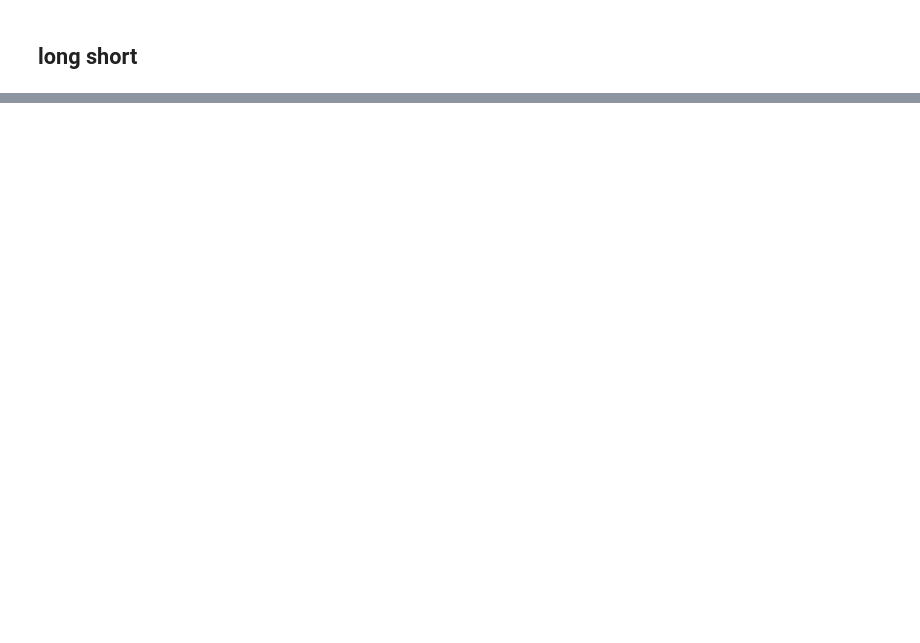
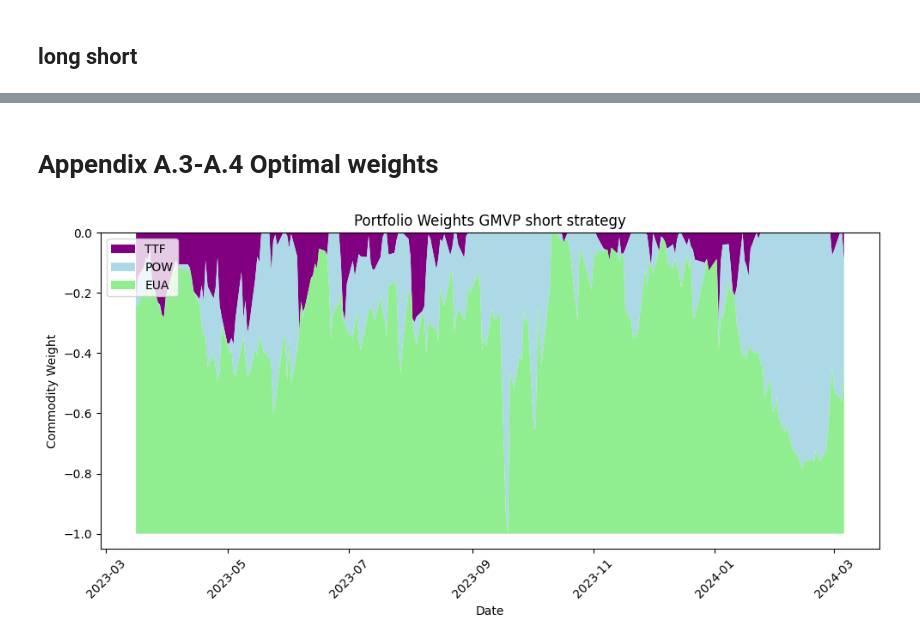
Before and after one commit to xikv97/MS-CCC-GARCH, a Jupyter notebook: thesis.ipynb, the cells around one changed output, grey strips where cells are left out. Drawn from its saved outputs; the diff is of its cells as text; code cells hidden in the pictures; blank space fills up the shorter version.

```diff
--- a/thesis.ipynb
+++ b/thesis.ipynb
@@ -1318,2 +1198,0 @@ P-Value Matrix:
-# %%
-df_backtest = df_comms_ret['2020-10-01':end_date]
@@ -1530,21 +1296,14 @@ for i in tqdm(range(0,f_end,h)):
 # %%
-import os
-from tqdm import tqdm
-from IPython.display import display, clear_output
-import time
-
-condcov_l, condcorr_l  = [],[]
 window_size = 525
 n = 3
 h = 1
 
 f_end = 250
 xsi_list = []
-mu_list = []
 
-pnl_sharpe = []
+pnl_sharpe_short = []
 
-w_list = []
+w_list_sharpe_short = []
 
 date = []
 
@@ -1562,7 +1321,7 @@ for i in tqdm(range(0,f_end,h)):
 
     xsi,chi,condcorr,est,h1,h2,loglik = mgarch_gpe_ar.smooth_prob_stu(res_temp)
     w1,w2,phi1,phi2,A1,A2,B1,B2,G,p,q,nu,P,R1,R2,sigma1init,sigma2init,pinit  = mgarch_gpe_ar.params_for_fcst_ar(res_temp)
-    sigmafore, condcov, condcorr  = forecastst(w1, w2, A1, A2, B1, B2, P, R1, R2, G, G, sigma1init, sigma2init, pinit,nu, h)
+    sigmafore, condcov, condcorr  = mgarch_gpe_ar.forecastst(w1, w2, A1, A2, B1, B2, P, R1, R2, G, G, sigma1init, sigma2init, pinit,nu, h)
     cov_m = condcov[-1]
 
 
@@ -1588,13 +1347,13 @@ for i in tqdm(range(0,f_end,h)):
 
             weights = minimize(get_ret_vol_sr, init_guess, method='SLSQP', bounds=bounds, constraints=cons).x
 
-            w_list.append(weights)
+            w_list_sharpe_short.append(weights)
 
-            ret_pnl_sharpe = df_backtest.iloc[-h:].iloc[d_ar]
+            ret_pnl_sharpe_short = df_backtest.iloc[-h:].iloc[d_ar]
             date.append(df_backtest.iloc[-h:].iloc[d_ar].name)
 
-            pnl_sharpe_d = ret_pnl_sharpe.values @ weights.T
-            pnl_sharpe.append(pnl_sharpe_d)
+            pnl_sharpe_short_d = ret_pnl_sharpe_short.values @ weights.T
+            pnl_sharpe_short.append(pnl_sharpe_short_d)
 
         else:
             mu = res_temp[:n]+ (df_backtest.iloc[:-f_end+d].iloc[-h-1:].iloc[d_ar].values-res_temp[:n]) * phi1
@@ -1617,10 +1376,10 @@ for i in tqdm(range(0,f_end,h)):
 
             weights = minimize(get_ret_vol_sr, init_guess, method='SLSQP', bounds=bounds, constraints=cons).x
 
-            w_list.append(weights)
+            w_list_sharpe_short.append(weights)
 
-            ret_pnl_sharpe = df_backtest.iloc[:-f_end+d].iloc[-h:].iloc[d_ar]
+            ret_pnl_sharpe_short = df_backtest.iloc[:-f_end+d].iloc[-h:].iloc[d_ar]
             date.append(df_backtest.iloc[:-f_end+d].iloc[-h:].iloc[d_ar].name)
 
-            pnl_sharpe_d = ret_pnl_sharpe.values @ weights.T
-            pnl_sharpe.append(pnl_sharpe_d)
+            pnl_sharpe_short_d = ret_pnl_sharpe_short.values @ weights.T
+            pnl_sharpe_short.append(pnl_sharpe_short_d)
@@ -1678,5 +1441,6 @@ for i in tqdm(range(0,f_end,h)):
 # %%
 window_size = 525
+# seed is fixed for CVaR optimization as monte carlo simulation can lead to difference in final portfolio result
 np.random.seed(777)
 n = 3
 h = 1
@@ -1687,7 +1451,7 @@ mu_list = []
 
 pnl_model_skew_short = []
 
-w_list_cvar = []
+w_list_cvar_short = []
 
 for i in tqdm(range(0,f_end,h)):
 
@@ -1705,7 +1469,7 @@ for i in tqdm(range(0,f_end,h)):
 
     w1,w2,phi1,phi2,A1,A2,B1,B2,G,p,q,nu,P,R1,R2,sigma1init,sigma2init,pinit,gam = mgarch_gpe_ar_skewed_t.params_for_fcst_ar_skewed_t(res_temp)
     mu = res_temp[:n]
-    Rt = skew_t_MCMC(mu,w1,w2,phi1,phi2,A1,A2,B1,B2,G,p,q,nu,P,R1,R2,sigma1init,sigma2init,pinit,gam,ret_temp,d = 3,N = 2000,T=1)
+    Rt = ut.skew_t_MCMC(mu,w1,w2,phi1,phi2,A1,A2,B1,B2,G,p,q,nu,P,R1,R2,sigma1init,sigma2init,pinit,gam,ret_temp,d = 3,N = 2000,T=1)
     d = i + h
 
     for d_ar in range(0,h):
@@ -1737,7 +1501,7 @@ for i in tqdm(range(0,f_end,h)):
             ret_pnl = df_backtest.iloc[-h:].iloc[d_ar]
             pnl_d = ret_pnl.values @ weights.T
             pnl_model_skew_short.append(pnl_d)
-            w_list_cvar.append(weights)
+            w_list_cvar_short.append(weights)
 
         else:
             cons = (
@@ -1767,4 +1531,4 @@ for i in tqdm(range(0,f_end,h)):
 
             pnl_d = ret_pnl.values @ weights.T
             pnl_model_skew_short.append(pnl_d)
-            w_list_cvar.append(weights)
+            w_list_cvar_short.append(weights)
@@ -2380,0 +1775,6 @@ plt.show()
+# %% [markdown]
+# Appendix A.3-A.4 Optimal weights
+# %%
+pt.plot_long_short_allocation(ut.create_weights_df(w_list_gmvp,date),'Portfolio Weights GMVP short strategy')
+# %% [output]
+[figure, added]
```
Also changed, not shown: parts of 85 cells of this notebook.
